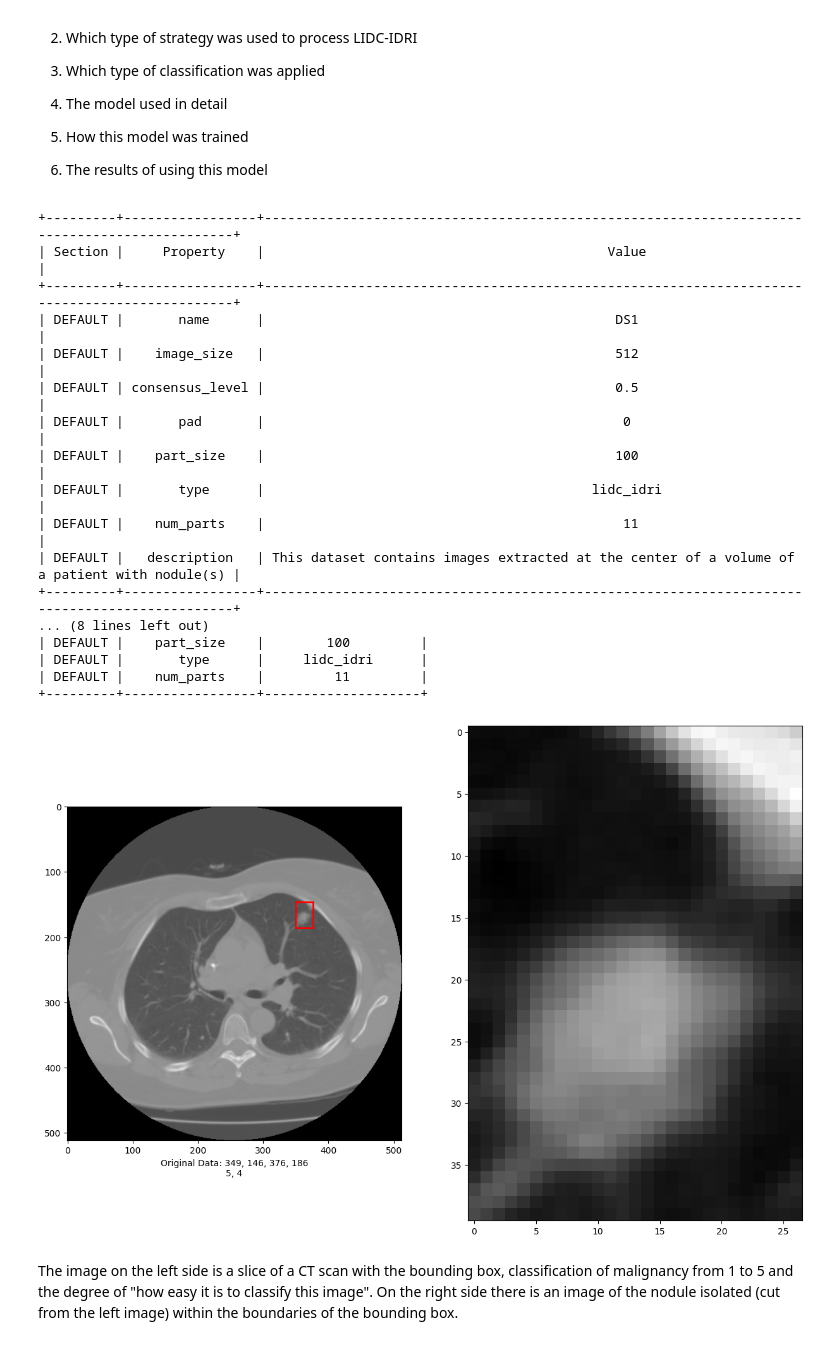
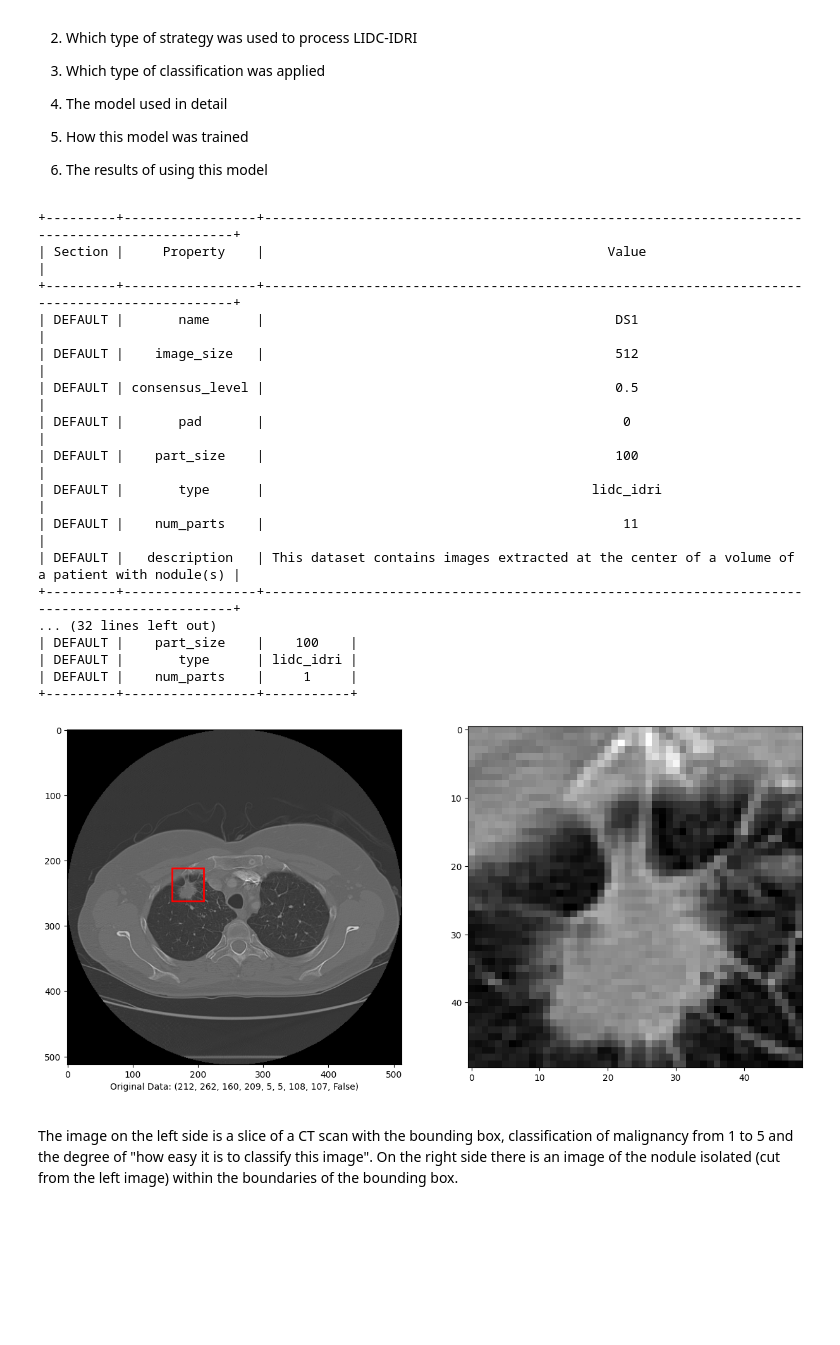
Before and after one commit to felipemarques86/pylung, a Jupyter notebook: src/jupyter/vit_binary_classification.ipynb, the cells around one changed output. Drawn from its saved outputs; the diff is of its cells as text; code cells hidden in the pictures; blank space fills up the shorter version.

```diff
--- a/src/jupyter/vit_binary_classification.ipynb
+++ b/src/jupyter/vit_binary_classification.ipynb
@@ -17,11 +17,11 @@ This notebook will describe:
 import os
 
 import sys
-sys.path.append(os.getcwd() + '..\\')
+sys.path.append(os.getcwd() + '\\..\\')
 
 from pylung import datasets
 
-# TWO datasets will be displayed
+# FOUR datasets will be displayed
 datasets('lidc_idri')
 # %% [output]
 +---------+-----------------+----------------------------------------------------------------------------------------------+
@@ -36,19 +36,19 @@ datasets('lidc_idri')
 | DEFAULT |    num_parts    |                                              11                                              |
 | DEFAULT |   description   | This dataset contains images extracted at the center of a volume of a patient with nodule(s) |
 +---------+-----------------+----------------------------------------------------------------------------------------------+
-... (8 lines left out)
-| DEFAULT |    part_size    |        100         |
-| DEFAULT |       type      |     lidc_idri      |
-| DEFAULT |    num_parts    |         11         |
-+---------+-----------------+--------------------+
+... (32 lines left out)
+| DEFAULT |    part_size    |    100    |
+| DEFAULT |       type      | lidc_idri |
+| DEFAULT |    num_parts    |     1     |
++---------+-----------------+-----------+
 # %%
 from pylung import get_image_data
 
 
 #this process might take several seconds
-get_image_data('DS2', 'lidc_idri', index=10)
+get_image_data('DS_Bravo', 'lidc_idri', index=37739)
 # %% [output]
-[figure, old version]
+[figure, new version]
 # %% [markdown]
 The image on the left side is a slice of a CT scan with the bounding box, classification of malignancy from 1 to 5 and the degree of "how easy it is to classify this image".
 On the right side there is an image of the nodule isolated (cut from the left image) within the boundaries of the bounding box.
```
Also changed, not shown: parts of 4 cells of this notebook, 2 other files.
